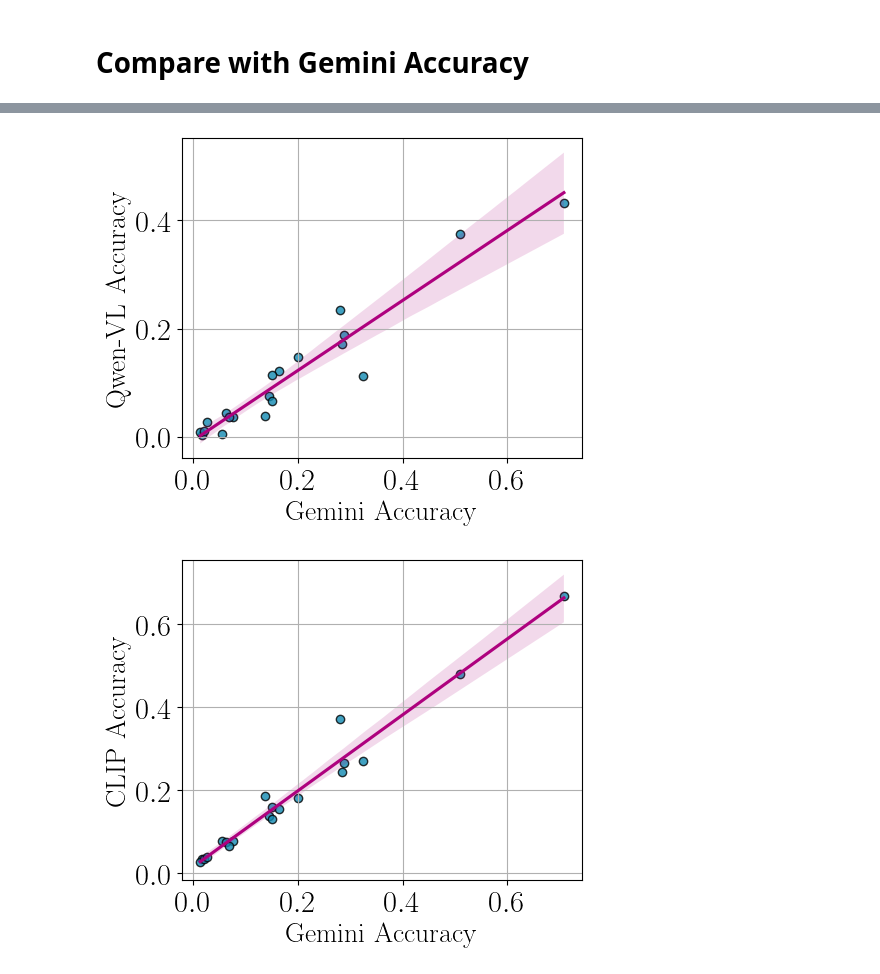
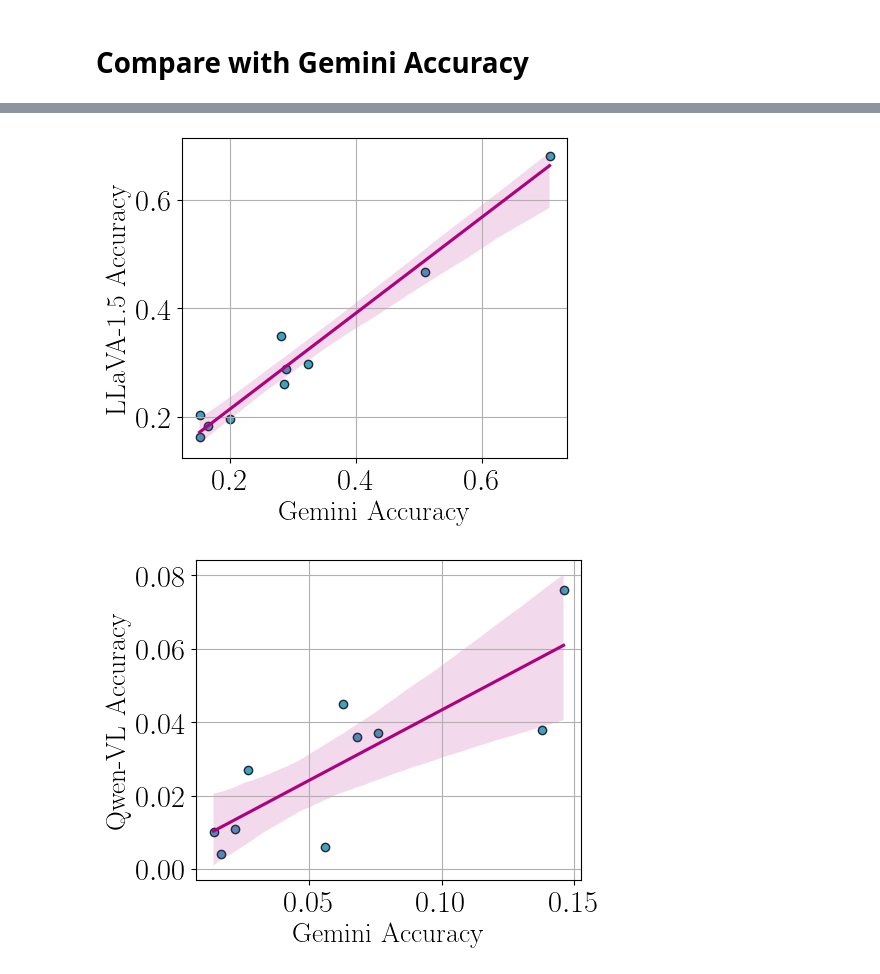
Before and after one commit to UW-Madison-Lee-Lab/CoBSAT, a Jupyter notebook: analysis/clip.ipynb, the cells around one changed output, grey strips where cells are left out. Drawn from its saved outputs; the diff is of its cells as text; code cells hidden in the pictures.

```diff
--- a/analysis/clip.ipynb
+++ b/analysis/clip.ipynb
@@ -261,8 +261,8 @@ label_converter = {
 }
 
 for model in ['llava', 'qwen', 'clip']:
-    acc_dict = {'gemini': [], model: []}
     for mode in ['text', 'image']:
+        acc_dict = {'gemini': [], model: []}
         for task_id in range(1, 11):
             acc = get_acc(
                 model = 'seed',
@@ -288,31 +288,31 @@ for model in ['llava', 'qwen', 'clip']:
             )
             acc_dict[model].append(acc)
 
-    acc_df = pd.DataFrame(acc_dict)
+        acc_df = pd.DataFrame(acc_dict)
 
-    # Plot with a regression line and confidence interval
-    plt.rc('font', family='serif', serif='times new roman')
-    plt.rc('text', usetex=True)
-    plt.rc('xtick', labelsize=22)
-    plt.rc('ytick', labelsize=22)
-    mpl.rcParams['patch.linewidth']=0.5 #width of the boundary of legend
+        # Plot with a regression line and confidence interval
+        plt.rc('font', family='serif', serif='times new roman')
+        plt.rc('text', usetex=True)
+        plt.rc('xtick', labelsize=22)
+        plt.rc('ytick', labelsize=22)
+        mpl.rcParams['patch.linewidth']=0.5 #width of the boundary of legend
 
-    lw = 2.5
-    markers = ['s', 'o']
-    colors = ['#073B4C','#FFD166','#06D6A0','#118AB2', '#DD3497', '#AE017E', '#7A0177', '#49006A' ]
-    lts = ['--', '-']
-    marker_sizes = [6, 5]
-    shots = [1,2,4]
+        lw = 2.5
+        markers = ['s', 'o']
+        colors = ['#073B4C','#FFD166','#06D6A0','#118AB2', '#DD3497', '#AE017E', '#7A0177', '#49006A' ]
+        lts = ['--', '-']
+        marker_sizes = [6, 5]
+        shots = [1,2,4]
 
-    fig, ax = plt.subplots(nrows = 1, ncols = 1, sharey = True)
-    fig.subplots_adjust(left=0.18, bottom=.18, right=0.98, top=.98, wspace=0.05, hspace = 0.3) #margin of the figure
-    fig.set_size_inches(5, 4) #exact size of the figure
-    sns.regplot(x=acc_df['gemini'], y=acc_df[model], ci=95, color=colors[0], line_kws={'color': colors[5]}, scatter_kws={'color': colors[3], 'edgecolor': 'k'})
+        fig, ax = plt.subplots(nrows = 1, ncols = 1, sharey = True)
+        fig.subplots_adjust(left=0.18, bottom=.18, right=0.95, top=.98, wspace=0.05, hspace = 0.3) #margin of the figure
+        fig.set_size_inches(5, 4) #exact size of the figure
+        sns.regplot(x=acc_df['gemini'], y=acc_df[model], ci=95, color=colors[0], line_kws={'color': colors[5]}, scatter_kws={'color': colors[3], 'edgecolor': 'k'})
 
-    # plt.title('Correlation between CLIP-Similarity and LLaVA-Accuracy with Regression Line')
-    plt.xlabel('Gemini Accuracy', fontsize = 20)
-    plt.ylabel(f'{label_converter[model]} Accuracy', fontsize = 20)
-    plt.grid(True)
-    fig.savefig(f'{root_dir}/figures/gemini_similarity_{model}.pdf')
-    plt.show()
+        # plt.title('Correlation between CLIP-Similarity and LLaVA-Accuracy with Regression Line')
+        plt.xlabel('Gemini Accuracy', fontsize = 20)
+        plt.ylabel(f'{label_converter[model]} Accuracy', fontsize = 20)
+        plt.grid(True)
+        fig.savefig(f'{root_dir}/figures/gemini_similarity_{model}_{mode}.pdf')
+        plt.show()
 # %% [output]
@@ -320,2 +320,2 @@ for model in ['llava', 'qwen', 'clip']:
-[figure, old version]
+[figure, new version]
-[figure, old version]
+[figure, new version]
```
Also changed, not shown: parts of 1 cell of this notebook.
